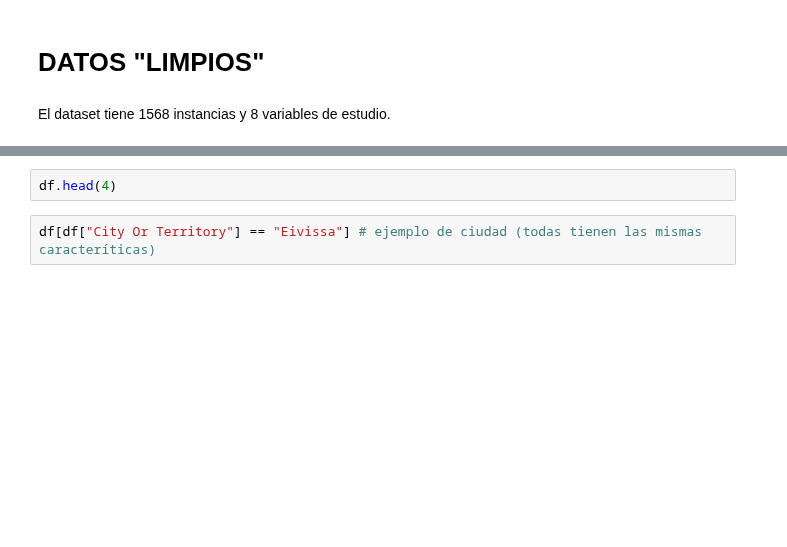
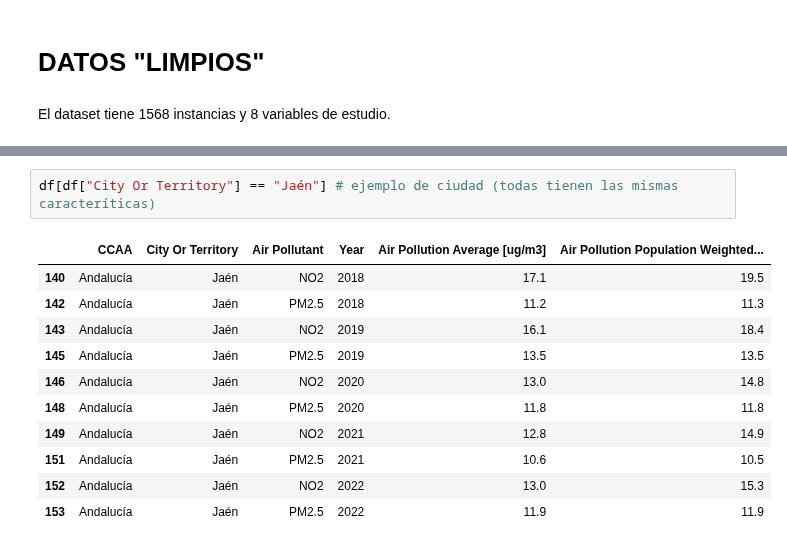
Before and after one commit to angulorojasmariaclaudia-coder/TRABAJO-FINAL-TECNICAS-DE-CIENCIAS-DE-DATOS, a Jupyter notebook: Configuración_de_Código.ipynb, the cells around one changed output, grey strips where cells are left out. Drawn from its saved outputs; the diff is of its cells as text; blank space fills up the shorter version.

```diff
--- a/Configuración_de_Código.ipynb
+++ b/Configuración_de_Código.ipynb
@@ -185,4 +293,14 @@ df.shape
-# %%
-df.head(4)
 # %%
-df[df["City Or Territory"] == "Eivissa"] # ejemplo de ciudad (todas tienen las mismas caracteríticas)
+df[df["City Or Territory"] == "Jaén"] # ejemplo de ciudad (todas tienen las mismas caracteríticas)
+# %% [output]
+|  | CCAA | City Or Territory | Air Pollutant | Year | Air Pollution Average [ug/m3] | Air Pollution Population Weighted... |
+| 140 | Andalucía | Jaén | NO2 | 2018 | 17.1 | 19.5 |
+| 142 | Andalucía | Jaén | PM2.5 | 2018 | 11.2 | 11.3 |
+| 143 | Andalucía | Jaén | NO2 | 2019 | 16.1 | 18.4 |
+| 145 | Andalucía | Jaén | PM2.5 | 2019 | 13.5 | 13.5 |
+| 146 | Andalucía | Jaén | NO2 | 2020 | 13.0 | 14.8 |
+| 148 | Andalucía | Jaén | PM2.5 | 2020 | 11.8 | 11.8 |
+| 149 | Andalucía | Jaén | NO2 | 2021 | 12.8 | 14.9 |
+| 151 | Andalucía | Jaén | PM2.5 | 2021 | 10.6 | 10.5 |
+| 152 | Andalucía | Jaén | NO2 | 2022 | 13.0 | 15.3 |
+| 153 | Andalucía | Jaén | PM2.5 | 2022 | 11.9 | 11.9 |
```
Also changed, not shown: parts of 12 cells of this notebook.
